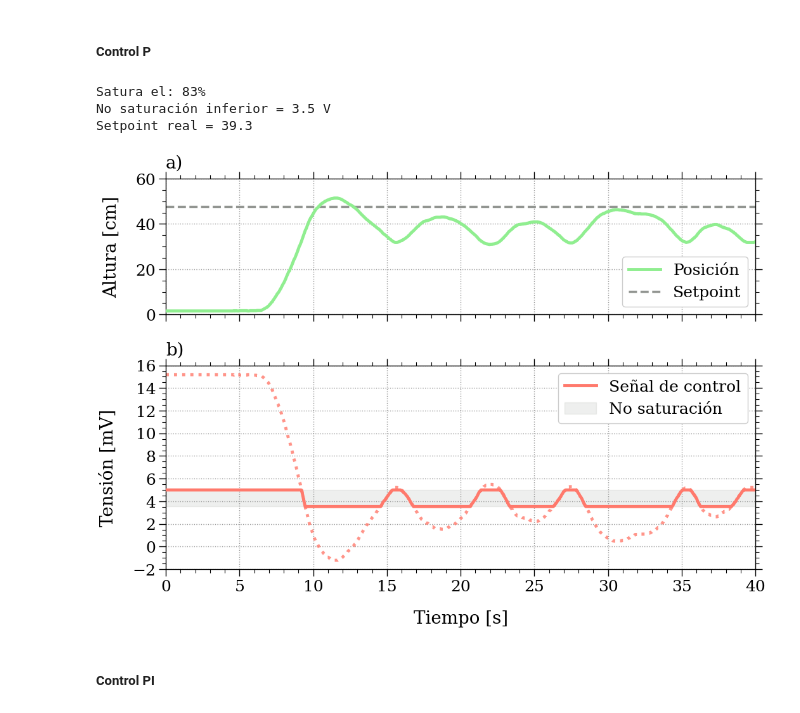
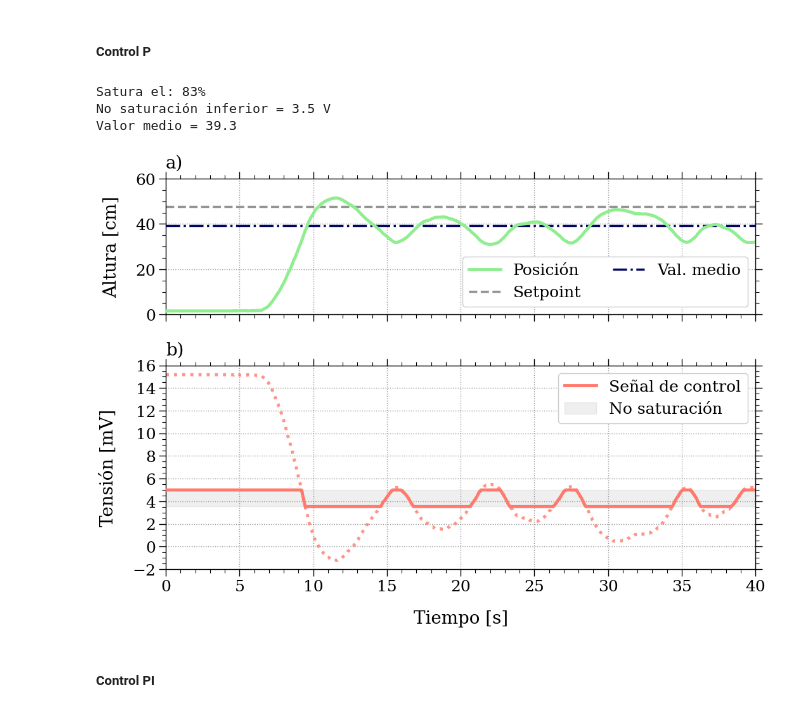
Before and after one commit to Martin-Palomeque/PID, a Jupyter notebook: Entregas/figuras_informe.ipynb, the cells around one changed output. Saved outputs shown, nothing was run; the diff lists cells and outputs as text; code cells hidden in the pictures.

```diff
--- a/Entregas/figuras_informe.ipynb
+++ b/Entregas/figuras_informe.ipynb
@@ -39,7 +39,8 @@ for i in range(0, len(peaks)-1, 2):
 
 print(f'Satura el: {t_sat*100/t[-1]:.0f}%')
 print(f'No saturación inferior = {b2V(180):.1f} V')
-print(f'Setpoint real = {np.mean(h[np.argmax(h>=px2d(setpoint)):]):.1f}')
+val_medio = np.mean(h[np.argmax(h>=px2d(setpoint)):])
+print(f'Valor medio = {val_medio:.1f}')
 
 
 # FIGURA Y AXES
@@ -58,37 +59,38 @@ ax[1].set_yticks(range(-2, 18, 2))
 ax[0].set_title('a)', loc='left', fontsize=20, pad=12)
 ax[1].set_title('b)', loc='left', fontsize=20, pad=12)
 
 
 # PLOTS
 
 # Posicion vs tiempo
 ax[0].plot(t, h, lw=lw_main, label='Posición', zorder=5)
 
 # Señal de control vs tiempo
 ax[1].plot(t, P, c='C3', ls=':', lw=lw_main, alpha=0.8)
 P[P < b2V(180)] = b2V(180)
 P[P > 5] = 5
 ax[1].plot(t, P, c='C3', lw=lw_main, label='Señal de control', zorder=5)
 
 # Setpoint y zona de no saturacion
 ax[0].axhline(px2d(setpoint), c='C9',
               ls='--', label='Setpoint')
+ax[0].axhline(val_medio, c='xkcd:darkblue',
+              ls='dashdot', label='Val. medio')
 ax[1].fill_between([0, 45], 2*[b2V(180)], 2*[5], color='C9',
                    alpha=0.15, label='No saturación')
 
 
-
-ax[0].legend(loc='lower right')
+ax[0].legend(loc='lower right', ncols=2)
 ax[1].legend(loc='upper right')
 fig.subplots_adjust(hspace=.3)
 if descargar:
     fig.savefig('.\Figuras\P')
 plt.show()
 # %% [output]
 Satura el: 83%
 No saturación inferior = 3.5 V
-Setpoint real = 39.3
+Valor medio = 39.3
-[figure, old version]
+[figure, new version]
 # %% [markdown]
 ##### Control PI
 # %%
```
Also changed, not shown: parts of 2 cells of this notebook, 1 other file.
